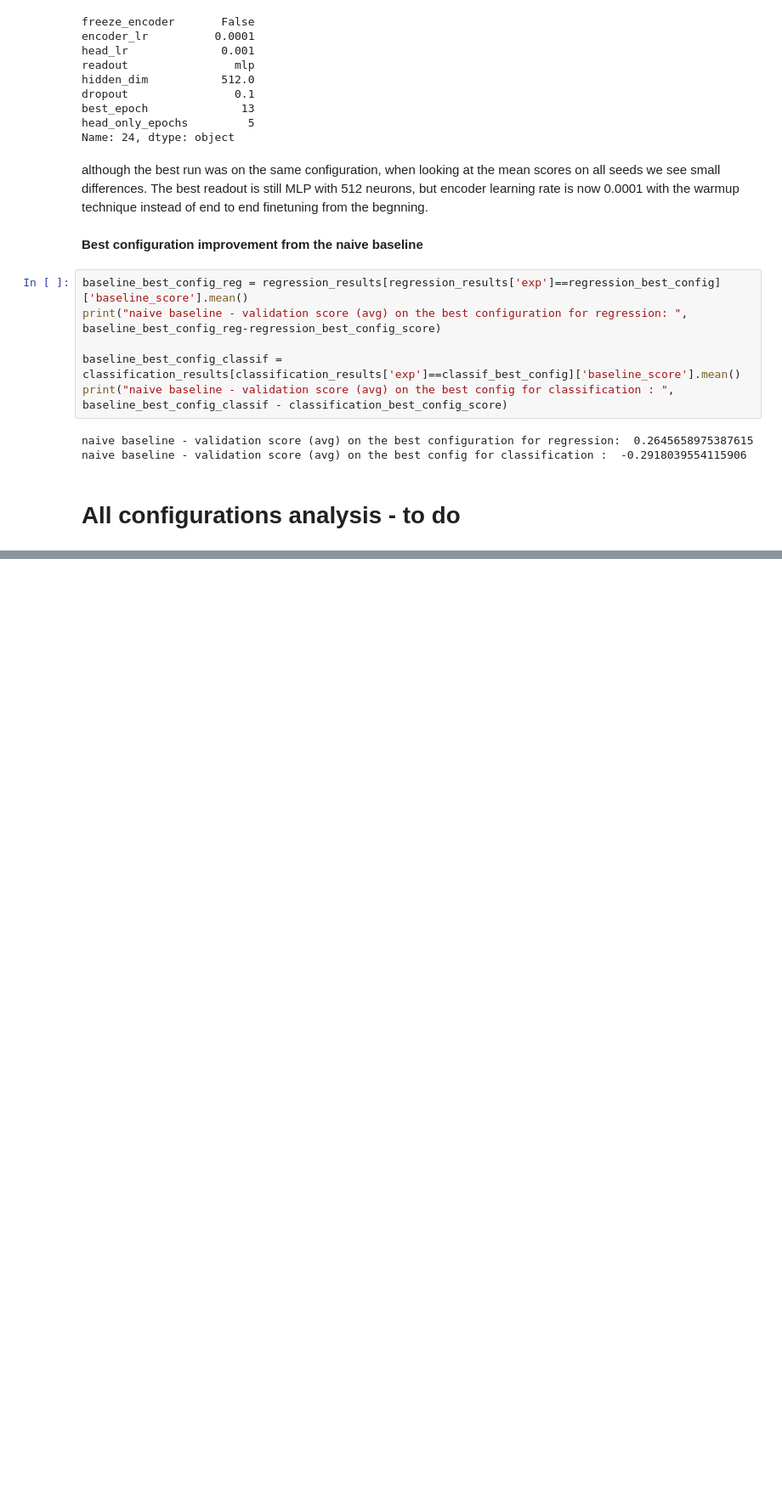
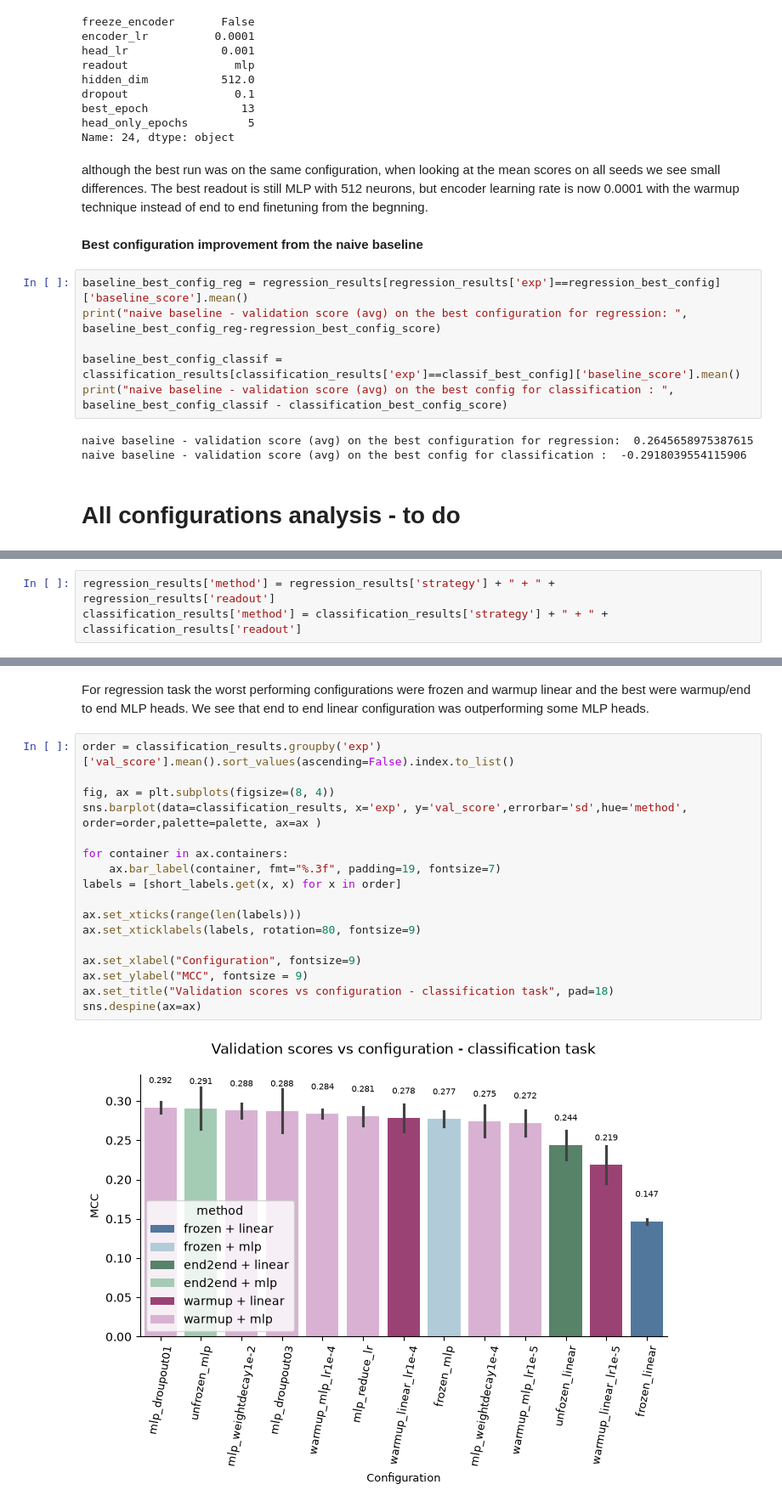
Before and after one commit to Aryan-Mi/02456-deep-learning-cyp-project, a Jupyter notebook: notebooks/04_chemeleon_run2_analysis.ipynb, the cells around one changed output, grey strips where cells are left out. Shown at 85% size. Saved outputs shown, nothing was run; the diff lists cells and outputs as text; blank space fills up the shorter version.

```diff
--- a/notebooks/04_chemeleon_run2_analysis.ipynb
+++ b/notebooks/04_chemeleon_run2_analysis.ipynb
@@ -180,0 +213,3 @@ naive baseline - validation score (avg) on the best config for classification :
+# %%
+regression_results['method'] = regression_results['strategy'] + " + " + regression_results['readout']
+classification_results['method'] = classification_results['strategy'] + " + " + classification_results['readout']
@@ -180,0 +272,21 @@ naive baseline - validation score (avg) on the best config for classification :
+# %% [markdown]
+For regression task the worst performing configurations were frozen and warmup linear and the best were warmup/end to end MLP heads. We see that end to end linear configuration was outperforming some MLP heads.
+# %%
+order = classification_results.groupby('exp')['val_score'].mean().sort_values(ascending=False).index.to_list()
+
+fig, ax = plt.subplots(figsize=(8, 4))
+sns.barplot(data=classification_results, x='exp', y='val_score',errorbar='sd',hue='method', order=order,palette=palette, ax=ax )
+
+for container in ax.containers:
+    ax.bar_label(container, fmt="%.3f", padding=19, fontsize=7)
+labels = [short_labels.get(x, x) for x in order]
+
+ax.set_xticks(range(len(labels)))
+ax.set_xticklabels(labels, rotation=80, fontsize=9)
+
+ax.set_xlabel("Configuration", fontsize=9)
+ax.set_ylabel("MCC", fontsize = 9)
+ax.set_title("Validation scores vs configuration - classification task", pad=18)
+sns.despine(ax=ax)
+# %% [output]
+[figure, added]
```
Also changed, not shown: parts of 12 cells of this notebook.
